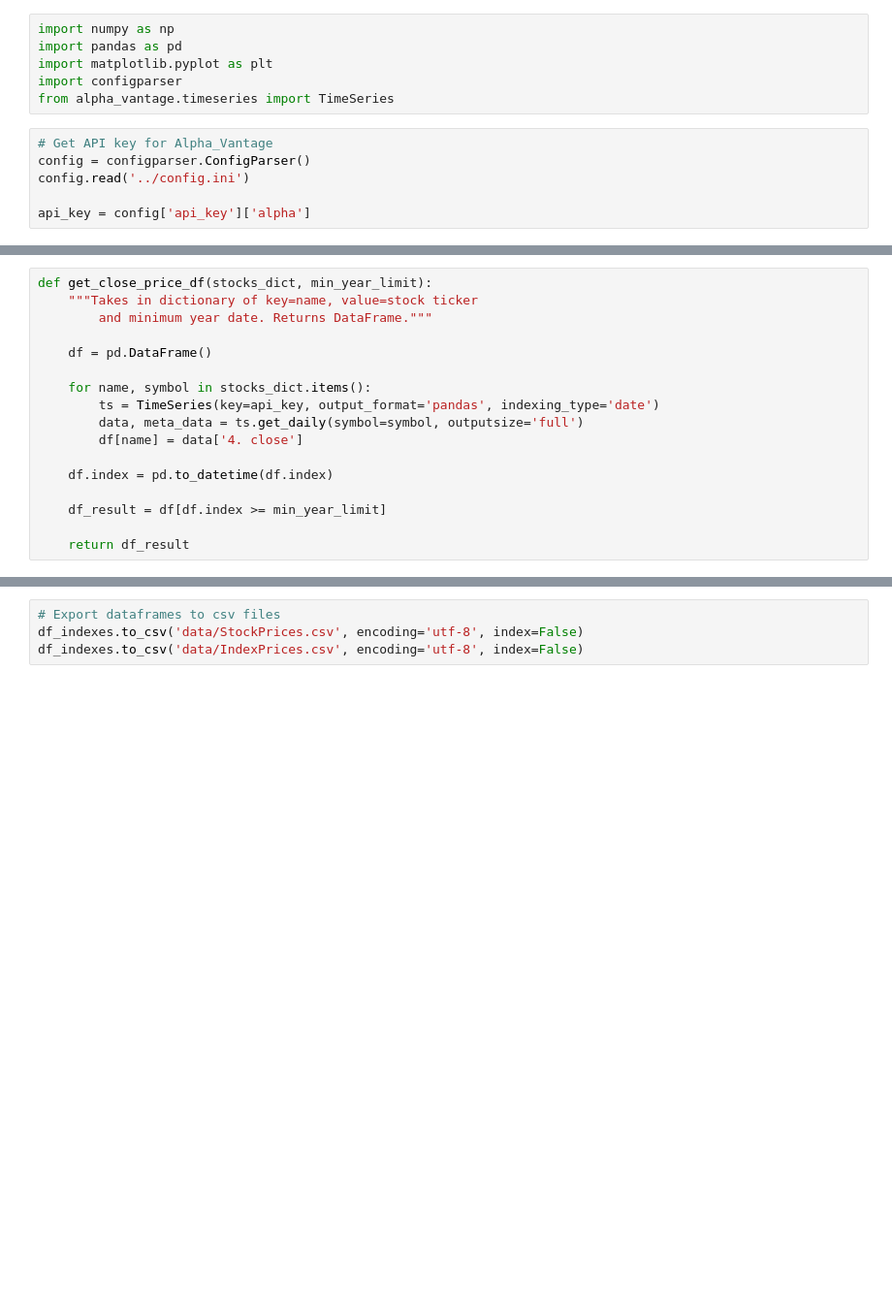
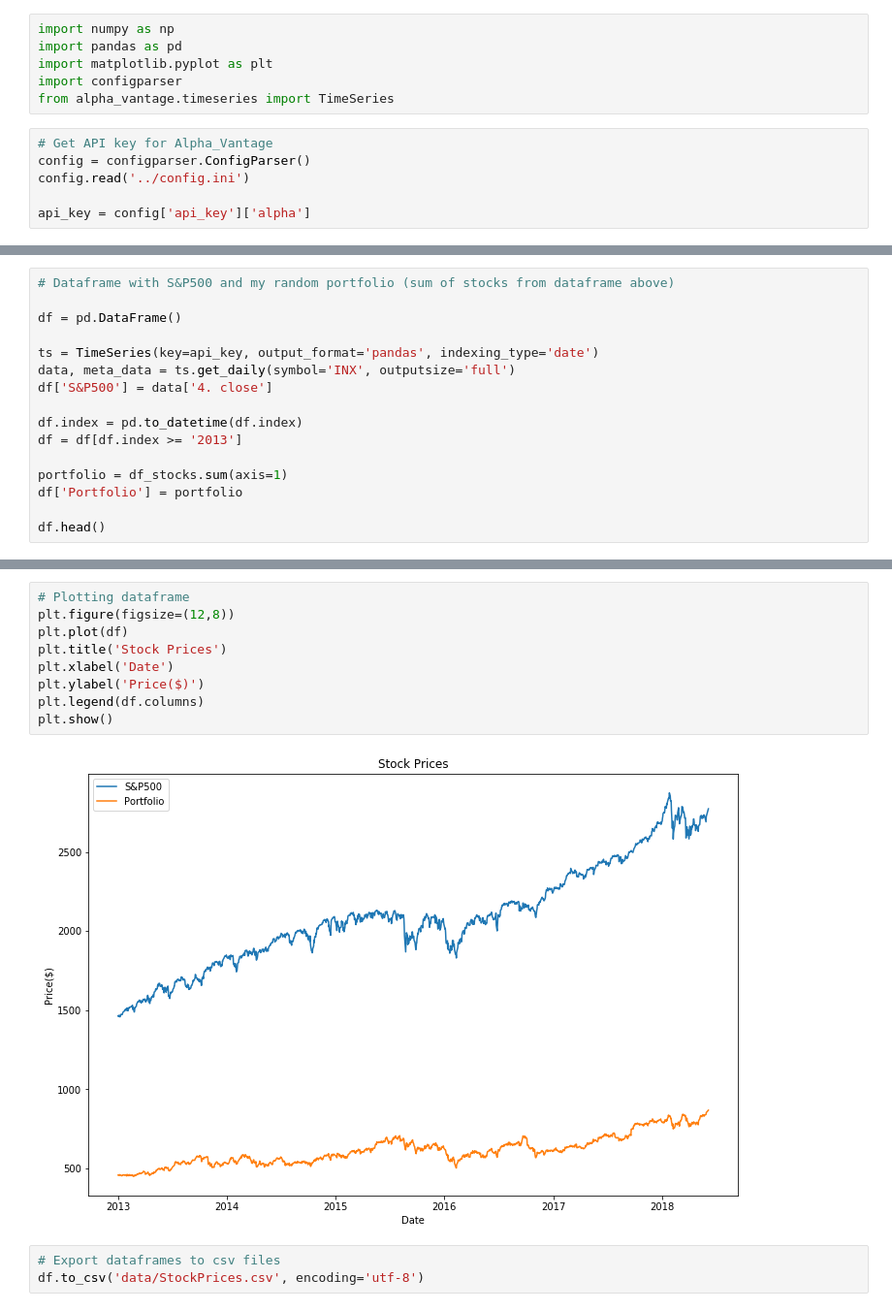
Before and after one commit to sychi77/CapstoneProject2, a Jupyter notebook: Data_Wrangling.ipynb, the cells around one changed output, grey strips where cells are left out. Shown: that part at 97% size. Cells and saved outputs as stored; diff of their text form; blank space fills up the shorter version.

Commit message:
Add stock_market notebook. Modify data_wrangling notebook and stock_prices.csv.

```diff
--- a/Data_Wrangling.ipynb
+++ b/Data_Wrangling.ipynb
@@ -13,17 +40,16 @@ api_key = config['api_key']['alpha']
 # %%
-def get_close_price_df(stocks_dict, min_year_limit):
-    """Takes in dictionary of key=name, value=stock ticker
-        and minimum year date. Returns DataFrame."""
+# Dataframe with S&P500 and my random portfolio (sum of stocks from dataframe above)
 
-    df = pd.DataFrame()
+df = pd.DataFrame()
 
-    for name, symbol in stocks_dict.items():
-        ts = TimeSeries(key=api_key, output_format='pandas', indexing_type='date')
-        data, meta_data = ts.get_daily(symbol=symbol, outputsize='full')
-        df[name] = data['4. close']
+ts = TimeSeries(key=api_key, output_format='pandas', indexing_type='date')
+data, meta_data = ts.get_daily(symbol='INX', outputsize='full')
+df['S&P500'] = data['4. close']
 
-    df.index = pd.to_datetime(df.index)
+df.index = pd.to_datetime(df.index)
+df = df[df.index >= '2013']
 
-    df_result = df[df.index >= min_year_limit]
+portfolio = df_stocks.sum(axis=1)
+df['Portfolio'] = portfolio
 
-    return df_result
+df.head()
@@ -74,4 +74,14 @@ plot_df(df_indexes, 'Index Prices since 2016')
+# %%
+# Plotting dataframe
+plt.figure(figsize=(12,8))
+plt.plot(df)
+plt.title('Stock Prices')
+plt.xlabel('Date')
+plt.ylabel('Price($)')
+plt.legend(df.columns)
+plt.show()
+# %% [output]
+[figure, added]
 # %%
 # Export dataframes to csv files
-df_indexes.to_csv('data/StockPrices.csv', encoding='utf-8', index=False)
-df_indexes.to_csv('data/IndexPrices.csv', encoding='utf-8', index=False)
+df.to_csv('data/StockPrices.csv', encoding='utf-8')
```
Also changed, not shown: parts of 9 cells of this notebook, 4 other files.
